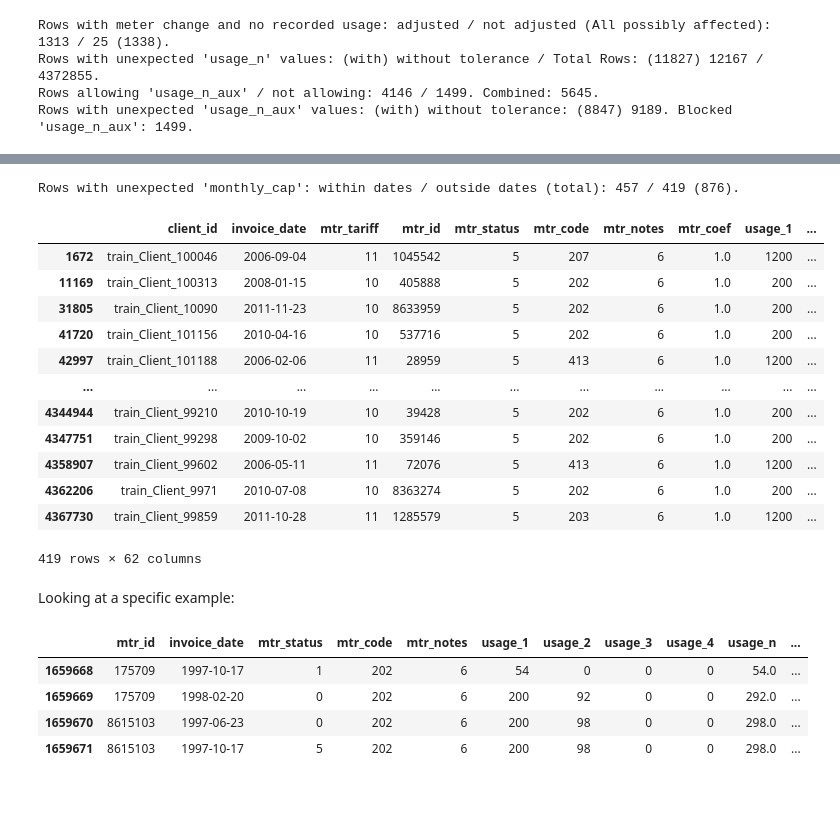
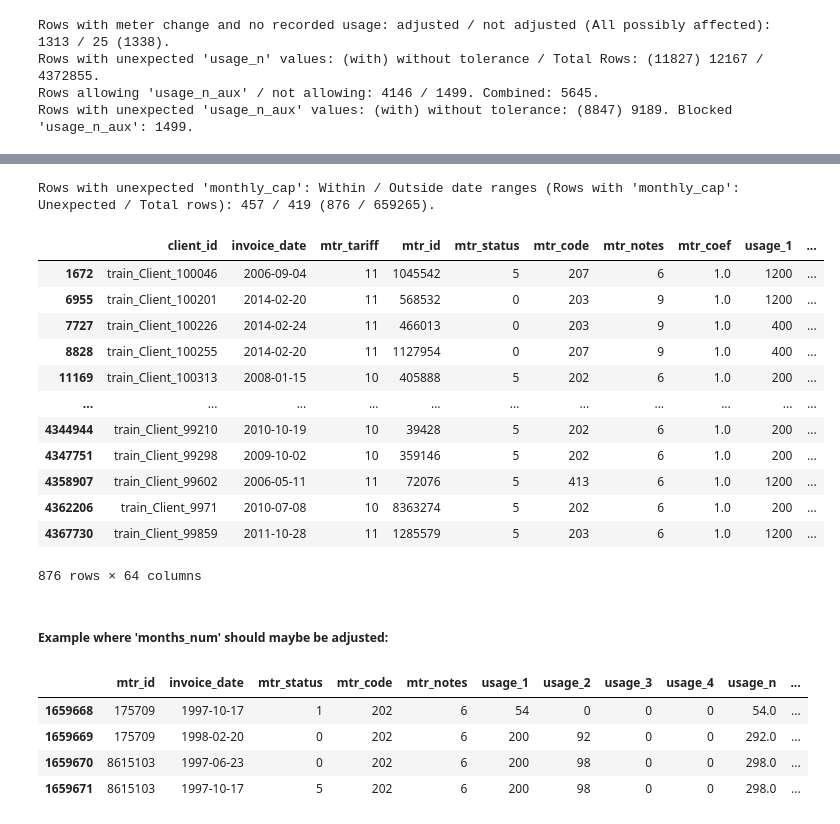
Before and after one commit to insatiablycivil/Fraud_Detection_Energy_Consumption, a Jupyter notebook: Data_Preparation.ipynb, the cells around one changed output, grey strips where cells are left out. Cells and saved outputs as stored; diff of their text form; code cells hidden in the pictures; blank space fills up the shorter version.

```diff
--- a/Data_Preparation.ipynb
+++ b/Data_Preparation.ipynb
@@ -558,5 +554,0 @@ Those that do not have 'usage_1' reaching its cap are more challenging to interp
-# %%
-df_train['temp_1'] = (df_train['months_num'].isna())
-df_train['temp_1'] = df_train.groupby(grp_cols, observed=True)['temp_1'].transform('max')
-mask = df_train['temp_1'] == True
-df_temp = df_train[mask]
@@ -577,0 +609,6 @@ df_temp
+# %%
+mask = (df_train['months_num'].isna())
+df_train.loc[mask, 'months_num_adj'] = -1 # Could not find a suitable value to adjust yet
+df_temp = df_train[mask]
+col_names = ['client_id', 'invoice_date', 'mtr_tariff', 'mtr_id', 'mtr_coef', 'usage_1', 'usage_2', 'usage_3', 'usage_4', 'usage_n', 'mtr_val_old', 'mtr_val_new', 'months_num', 'months_num_calc', 'monthly_cap', 'monthly_cap_calc']
+df_temp[col_names].head(10)
@@ -799,10 +852,10 @@ df_train.loc[mask, 'temp_1'] = df_train.loc[mask, 'usage_n_calc'] - df_train.loc
 mask_2 = (df_train['temp_1'] - df_train['usage_aux']) # Residual delta after making usage of 'usage_aux'
 mask_2 = (((mask_2.abs() * 4) < (df_train['temp_1']).abs()) |
           ((mask_2.abs() < df_train['temp_1'].abs()) & (mask_2 > -10)))
-df_train.loc[(mask & ~mask_2), 'usage_aux_flag'] = -1 # These are flagged as rejected, although they are retained for now
+df_train.loc[(mask & (~mask_2) & (df_train['mtr_tariff'] == 11)), 'usage_aux_flag'] = -1 # These are flagged as rejected, although they are retained for now
 df_train = Calc_Usage(df_train)
 df_train = Check_Usage(df_train)
-df_temp = df_train[(mask & ~mask_2)]
+df_temp = df_train[(mask & (~mask_2) & (df_train['mtr_tariff'] == 11))]
 df_temp
 # %% [output]
 Rows with unexpected 'usage_n' values: (with) without tolerance / Total Rows: (13128) 13482 / 4372855.
@@ -923,16 +949,0 @@ Getting the expected values and the calculated values:
-# %%
-# These are the expected values
-df_train['monthly_cap'] = np.nan
-mask = (df_train['invoice_date'] >= '01/07/2005') & (df_train['invoice_date'] < '01/01/2014')
-mask_2 = (df_train['mtr_tariff'] == 11)
-df_train.loc[(mask & mask_2),'monthly_cap'] = 300
-mask = (df_train['invoice_date'] < '01/01/2014')
-mask_2 = (df_train['mtr_tariff'] == 10)
-df_train.loc[(mask & mask_2),'monthly_cap'] = 50
-mask = (df_train['invoice_date'] >= '01/01/2014')
-mask_2 = (df_train['mtr_tariff'] == 10) | (df_train['mtr_tariff'] == 11)
-df_train.loc[(mask & mask_2),'monthly_cap'] = 200
-# These are calculated based on usage
-df_train['monthly_cap_calc'] = np.nan
-mask = df_train['usage_2'] > 0 # can only calculate if a cap has been reached
-df_train.loc[mask, 'monthly_cap_calc'] = df_train.loc[mask, 'usage_1'].div(df_train.loc[mask, 'months_num'])
@@ -941,27 +960,28 @@ Avoiding the two regions: XX/07/2005 & XX/01/2014-XX/03/2014
 # %%
-mask = (df_train['usage_2'] > 0) & (df_train['monthly_cap'] != df_train['monthly_cap_calc']) & (df_train['months_num'].notna()) # Ignore those with missing months_num for now
+mask = (df_train['monthly_cap'] != df_train['monthly_cap_calc']) & (df_train['monthly_cap_calc'].notna()) # Ignore those with missing months_num for now
 mask_2 = (((df_train['invoice_date'] < '01/07/2005') | (df_train['invoice_date'] > '31/07/2005')) &
           ((df_train['invoice_date'] < '01/01/2014') | (df_train['invoice_date'] > '31/03/2014')))
-print(f"Rows with unexpected \'monthly_cap\': within dates / outside dates (total): {sum(mask&~mask_2)} / {sum(mask&mask_2)} ({sum(mask)}).")
-df_temp = df_train[mask&mask_2]
+df_train['bad_monthly_cap'] = (mask).astype(int)
+print(f"Rows with unexpected \'monthly_cap\': Within / Outside date ranges (Rows with \'monthly_cap\': Unexpected / Total rows): {sum(mask&~mask_2)} / {sum(mask&mask_2)} ({sum(mask)} / {sum(df_train['monthly_cap_calc'].notna())}).")
+df_temp = df_train[mask]
 df_temp
 # %% [output]
-Rows with unexpected 'monthly_cap': within dates / outside dates (total): 457 / 419 (876).
+Rows with unexpected 'monthly_cap': Within / Outside date ranges (Rows with 'monthly_cap': Unexpected / Total rows): 457 / 419 (876 / 659265).
 |  | client_id | invoice_date | mtr_tariff | mtr_id | mtr_status | mtr_code | mtr_notes | mtr_coef | usage_1 | ... |
 | 1672 | train_Client_100046 | 2006-09-04 | 11 | 1045542 | 5 | 207 | 6 | 1.0 | 1200 | ... |
+| 6955 | train_Client_100201 | 2014-02-20 | 11 | 568532 | 0 | 203 | 9 | 1.0 | 1200 | ... |
+| 7727 | train_Client_100226 | 2014-02-24 | 11 | 466013 | 0 | 203 | 9 | 1.0 | 400 | ... |
+| 8828 | train_Client_100255 | 2014-02-20 | 11 | 1127954 | 0 | 207 | 9 | 1.0 | 400 | ... |
 | 11169 | train_Client_100313 | 2008-01-15 | 10 | 405888 | 5 | 202 | 6 | 1.0 | 200 | ... |
-| 31805 | train_Client_10090 | 2011-11-23 | 10 | 8633959 | 5 | 202 | 6 | 1.0 | 200 | ... |
-| 41720 | train_Client_101156 | 2010-04-16 | 10 | 537716 | 5 | 202 | 6 | 1.0 | 200 | ... |
-| 42997 | train_Client_101188 | 2006-02-06 | 11 | 28959 | 5 | 413 | 6 | 1.0 | 1200 | ... |
 | ... | ... | ... | ... | ... | ... | ... | ... | ... | ... | ... |
 | 4344944 | train_Client_99210 | 2010-10-19 | 10 | 39428 | 5 | 202 | 6 | 1.0 | 200 | ... |
 | 4347751 | train_Client_99298 | 2009-10-02 | 10 | 359146 | 5 | 202 | 6 | 1.0 | 200 | ... |
 | 4358907 | train_Client_99602 | 2006-05-11 | 11 | 72076 | 5 | 413 | 6 | 1.0 | 1200 | ... |
 | 4362206 | train_Client_9971 | 2010-07-08 | 10 | 8363274 | 5 | 202 | 6 | 1.0 | 200 | ... |
 | 4367730 | train_Client_99859 | 2011-10-28 | 11 | 1285579 | 5 | 203 | 6 | 1.0 | 1200 | ... |
-419 rows × 62 columns
+876 rows × 64 columns
-# %% [markdown]
-Looking at a specific example:
+# %% [markdown]
+##### Example where 'months_num' should maybe be adjusted:
 # %%
 mask = (df_train['client_id'] == 'train_Client_24328')
 df_temp = df_train[mask]
```
Also changed, not shown: parts of 80 cells of this notebook.
